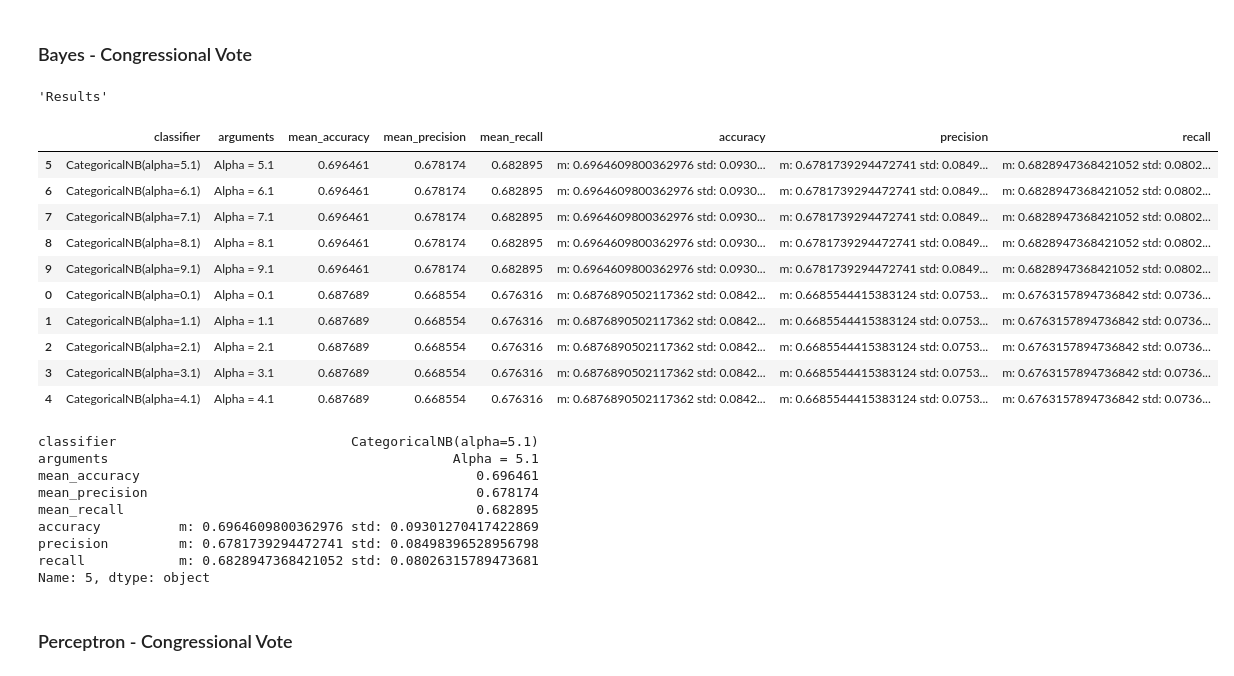
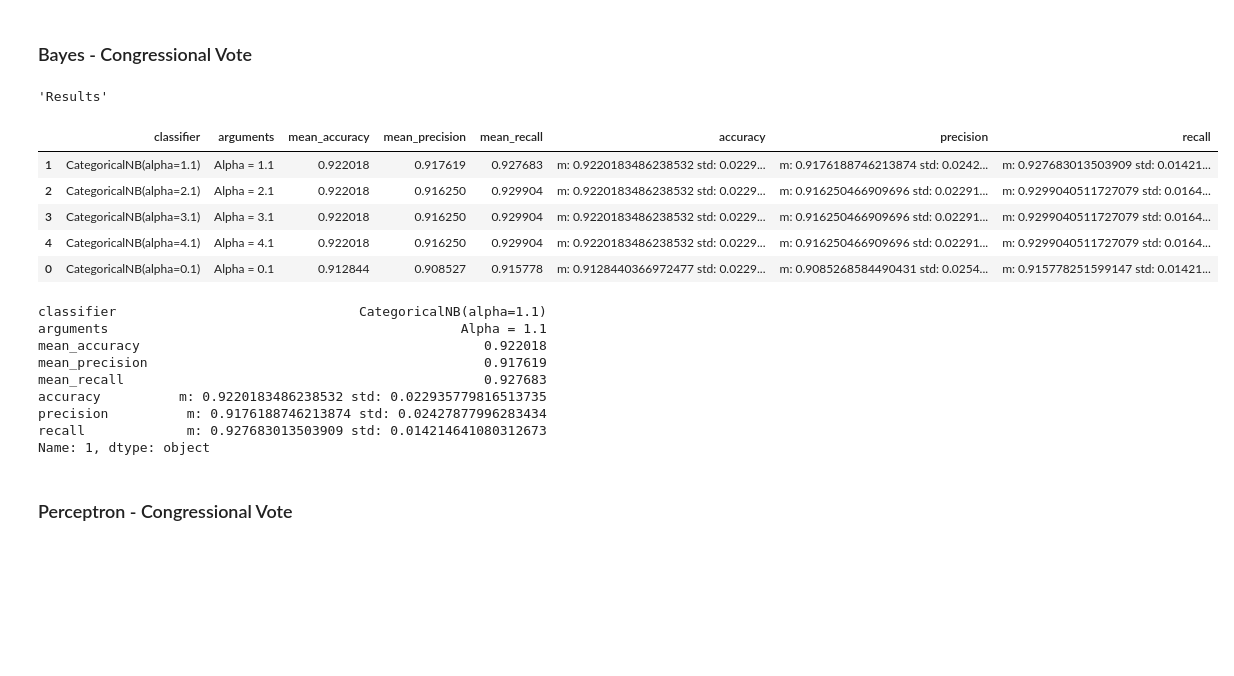
Before and after one commit to kocmana/tw_mle_exercise3, a Jupyter notebook: tw_mle_exercise3.ipynb, the cells around one changed output. Saved outputs shown, nothing was run; the diff lists cells and outputs as text; code cells hidden in the pictures; blank space fills up the shorter version.

```diff
--- a/tw_mle_exercise3.ipynb
+++ b/tw_mle_exercise3.ipynb
@@ -51,10 +51,12 @@ The Kaggle competition will close on the day displayed in Kaggle. After that, yo
 # %%
 # global Imports
 import pandas as pd
-import numpy as numpy
+import numpy as np
 
 #sk learn imports
 from sklearn.model_selection import train_test_split
+from sklearn.experimental import enable_iterative_imputer
+from sklearn.impute import IterativeImputer
 from sklearn import metrics
 from sklearn.model_selection import cross_validate
 from sklearn.metrics import accuracy_score
@@ -77,7 +79,7 @@ scoring = {'Accuracy': make_scorer(accuracy_score),
 
 # Helper functions
 def parse_k_fold_results(results):
-    return "m: " + str(numpy.average(results)) + " std: " + str(numpy.std(results))
+    return "m: " + str(np.average(results)) + " std: " + str(np.std(results))
 
 def parse_argument_tuple_as_string(argumentsTuple):
     return "max Depth: " + str(argumentsTuple[0])  + \
@@ -110,9 +112,9 @@ def calculate_results_cross_validate(classifier_used, description_used, data, ta
    return pd.Series({
             'classifier': str(classifier_used),
             'arguments': description_used,
-            'mean_accuracy': numpy.average(scores.get('test_Accuracy')),
-            'mean_precision': numpy.average(scores.get('test_Precision')),
-            'mean_recall': numpy.average(scores.get('test_Recall')),
+            'mean_accuracy': np.average(scores.get('test_Accuracy')),
+            'mean_precision': np.average(scores.get('test_Precision')),
+            'mean_recall': np.average(scores.get('test_Recall')),
             'accuracy': parse_k_fold_results(scores.get('test_Accuracy')),
             'precision': parse_k_fold_results(scores.get('test_Precision')),
             'recall':parse_k_fold_results(scores.get('test_Recall'))
@@ -154,7 +156,7 @@ from sklearn import naive_bayes
 def calculate_bayes(data, target):
     bayes_results = []
 
-    alphas = numpy.arange(0.1,5,1)
+    alphas = np.arange(0.1,5,1)
 
     for alpha in alphas:
         classifier = naive_bayes.CategoricalNB(alpha = alpha)
@@ -295,11 +339,11 @@ X_train, X_test, y_train, y_test = train_test_split(votingDataLearn[votingDataLe
 # %% [markdown]
 ### k-NN - Congressional Vote
 # %%
-knn_results = calculate_knn(votingDataLearn[votingDataLearn.columns[2:17]],
-                            votingDataLearn[votingDataLearn.columns[1]])
-overall_results_vote.extend(knn_results)
+knn_results_vote = calculate_knn(votingDataLearn[votingDataLearn.columns[2:18]],
+                                 votingDataLearn["class"])
+overall_results_vote.extend(knn_results_vote)
 
-print_results(knn_results, "mean_accuracy")
+print_results(knn_results_vote, "mean_accuracy")
 # %% [output]
 'Results'
 |  | classifier | arguments | mean_accuracy | mean_precision | mean_recall | accuracy | precision | recall |
@@ -324,33 +368,28 @@ Name: 7, dtype: object
 # %% [markdown]
 ### Bayes - Congressional Vote
 # %%
-bayes_results = calculate_bayes(votingDataLearn[votingDataLearn.columns[2:17]],
-                                votingDataLearn[votingDataLearn.columns[1]])
-overall_results_vote.extend(bayes_results)
+bayes_results_vote = calculate_bayes(votingDataLearn[votingDataLearn.columns[2:18]],
+                                     votingDataLearn["class"])
+overall_results_vote.extend(bayes_results_vote)
 
-print_results(bayes_results, "mean_accuracy")
+print_results(bayes_results_vote, "mean_accuracy")
 # %% [output]
 'Results'
 |  | classifier | arguments | mean_accuracy | mean_precision | mean_recall | accuracy | precision | recall |
-| 5 | CategoricalNB(alpha=5.1) | Alpha = 5.1 | 0.696461 | 0.678174 | 0.682895 | m: 0.6964609800362976 std: 0.0930... | m: 0.6781739294472741 std: 0.0849... | m: 0.6828947368421052 std: 0.0802... |
-| 6 | CategoricalNB(alpha=6.1) | Alpha = 6.1 | 0.696461 | 0.678174 | 0.682895 | m: 0.6964609800362976 std: 0.0930... | m: 0.6781739294472741 std: 0.0849... | m: 0.6828947368421052 std: 0.0802... |
-| 7 | CategoricalNB(alpha=7.1) | Alpha = 7.1 | 0.696461 | 0.678174 | 0.682895 | m: 0.6964609800362976 std: 0.0930... | m: 0.6781739294472741 std: 0.0849... | m: 0.6828947368421052 std: 0.0802... |
-| 8 | CategoricalNB(alpha=8.1) | Alpha = 8.1 | 0.696461 | 0.678174 | 0.682895 | m: 0.6964609800362976 std: 0.0930... | m: 0.6781739294472741 std: 0.0849... | m: 0.6828947368421052 std: 0.0802... |
-| 9 | CategoricalNB(alpha=9.1) | Alpha = 9.1 | 0.696461 | 0.678174 | 0.682895 | m: 0.6964609800362976 std: 0.0930... | m: 0.6781739294472741 std: 0.0849... | m: 0.6828947368421052 std: 0.0802... |
-| 0 | CategoricalNB(alpha=0.1) | Alpha = 0.1 | 0.687689 | 0.668554 | 0.676316 | m: 0.6876890502117362 std: 0.0842... | m: 0.6685544415383124 std: 0.0753... | m: 0.6763157894736842 std: 0.0736... |
-| 1 | CategoricalNB(alpha=1.1) | Alpha = 1.1 | 0.687689 | 0.668554 | 0.676316 | m: 0.6876890502117362 std: 0.0842... | m: 0.6685544415383124 std: 0.0753... | m: 0.6763157894736842 std: 0.0736... |
-| 2 | CategoricalNB(alpha=2.1) | Alpha = 2.1 | 0.687689 | 0.668554 | 0.676316 | m: 0.6876890502117362 std: 0.0842... | m: 0.6685544415383124 std: 0.0753... | m: 0.6763157894736842 std: 0.0736... |
-| 3 | CategoricalNB(alpha=3.1) | Alpha = 3.1 | 0.687689 | 0.668554 | 0.676316 | m: 0.6876890502117362 std: 0.0842... | m: 0.6685544415383124 std: 0.0753... | m: 0.6763157894736842 std: 0.0736... |
-| 4 | CategoricalNB(alpha=4.1) | Alpha = 4.1 | 0.687689 | 0.668554 | 0.676316 | m: 0.6876890502117362 std: 0.0842... | m: 0.6685544415383124 std: 0.0753... | m: 0.6763157894736842 std: 0.0736... |
+| 1 | CategoricalNB(alpha=1.1) | Alpha = 1.1 | 0.922018 | 0.917619 | 0.927683 | m: 0.9220183486238532 std: 0.0229... | m: 0.9176188746213874 std: 0.0242... | m: 0.927683013503909 std: 0.01421... |
+| 2 | CategoricalNB(alpha=2.1) | Alpha = 2.1 | 0.922018 | 0.916250 | 0.929904 | m: 0.9220183486238532 std: 0.0229... | m: 0.916250466909696 std: 0.02291... | m: 0.9299040511727079 std: 0.0164... |
+| 3 | CategoricalNB(alpha=3.1) | Alpha = 3.1 | 0.922018 | 0.916250 | 0.929904 | m: 0.9220183486238532 std: 0.0229... | m: 0.916250466909696 std: 0.02291... | m: 0.9299040511727079 std: 0.0164... |
+| 4 | CategoricalNB(alpha=4.1) | Alpha = 4.1 | 0.922018 | 0.916250 | 0.929904 | m: 0.9220183486238532 std: 0.0229... | m: 0.916250466909696 std: 0.02291... | m: 0.9299040511727079 std: 0.0164... |
+| 0 | CategoricalNB(alpha=0.1) | Alpha = 0.1 | 0.912844 | 0.908527 | 0.915778 | m: 0.9128440366972477 std: 0.0229... | m: 0.9085268584490431 std: 0.0254... | m: 0.915778251599147 std: 0.01421... |
-classifier                              CategoricalNB(alpha=5.1)
-arguments                                            Alpha = 5.1
-mean_accuracy                                           0.696461
-mean_precision                                          0.678174
-mean_recall                                             0.682895
-accuracy          m: 0.6964609800362976 std: 0.09301270417422869
-precision         m: 0.6781739294472741 std: 0.08498396528956798
-recall            m: 0.6828947368421052 std: 0.08026315789473681
-Name: 5, dtype: object
+classifier                               CategoricalNB(alpha=1.1)
+arguments                                             Alpha = 1.1
+mean_accuracy                                            0.922018
+mean_precision                                           0.917619
+mean_recall                                              0.927683
+accuracy          m: 0.9220183486238532 std: 0.022935779816513735
+precision          m: 0.9176188746213874 std: 0.02427877996283434
+recall             m: 0.927683013503909 std: 0.014214641080312673
+Name: 1, dtype: object
 # %% [markdown]
 ### Perceptron - Congressional Vote
 # %%
```
Also changed, not shown: parts of 16 cells of this notebook, 2 other files.
